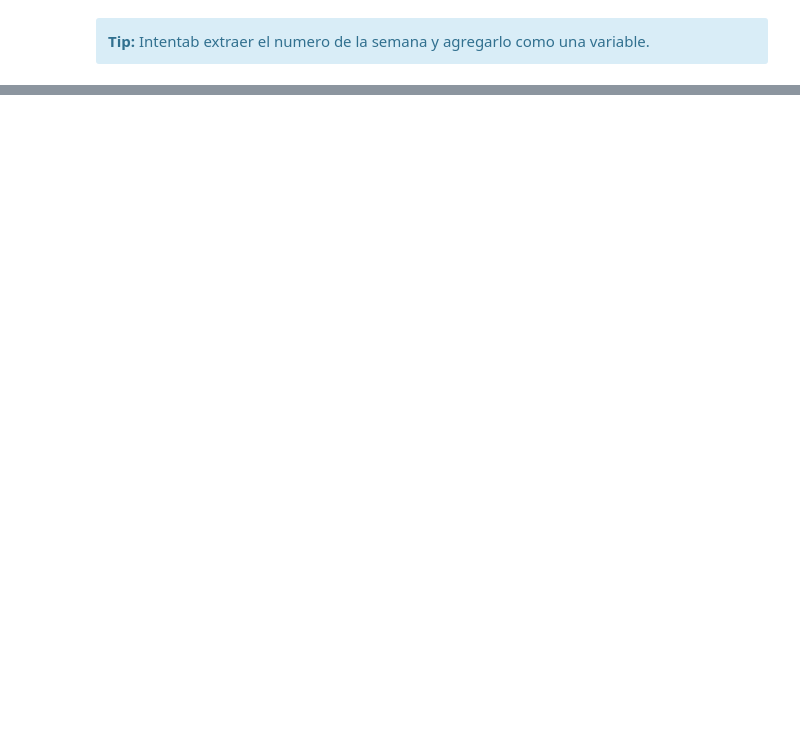
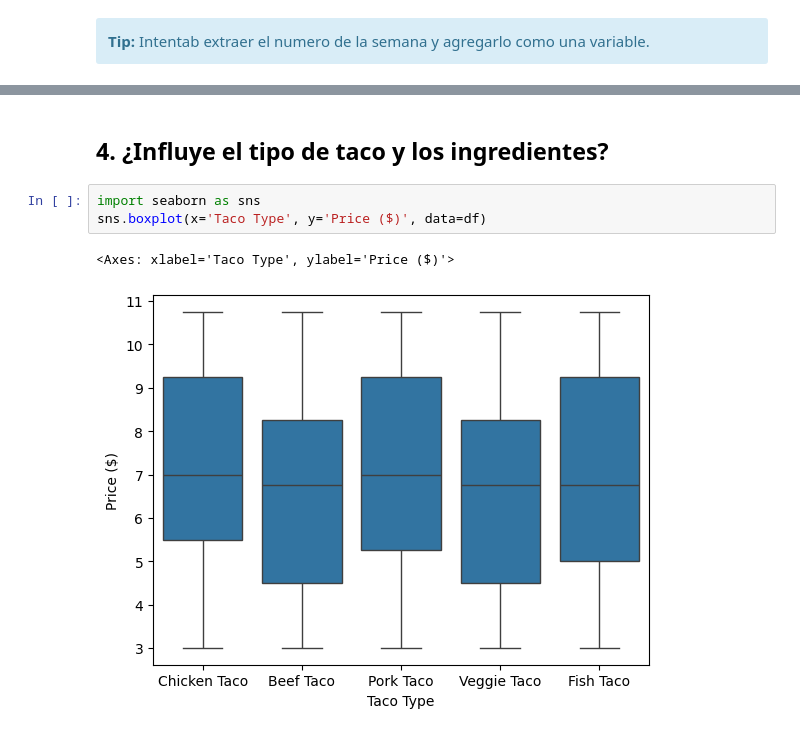
Before and after one commit to buitrekommando/mineriaAIEP_02, a Jupyter notebook: notebooks/prediccionDel TiempoDeEntrega_03.ipynb, the cells around one changed output, grey strips where cells are left out. Drawn from its saved outputs; the diff is of its cells as text; blank space fills up the shorter version.

```diff
--- a/notebooks/prediccionDel TiempoDeEntrega_03.ipynb
+++ b/notebooks/prediccionDel TiempoDeEntrega_03.ipynb
@@ -116,0 +298,8 @@ Intentab extraer el numero de la semana y agregarlo como una variable.
+# %% [markdown]
+## 4. ¿Influye el tipo de taco y los ingredientes?
+# %%
+import seaborn as sns
+sns.boxplot(x='Taco Type', y='Price ($)', data=df)
+# %% [output]
+<Axes: xlabel='Taco Type', ylabel='Price ($)'>
+[figure, added]
```
Also changed, not shown: parts of 30 cells of this notebook.
